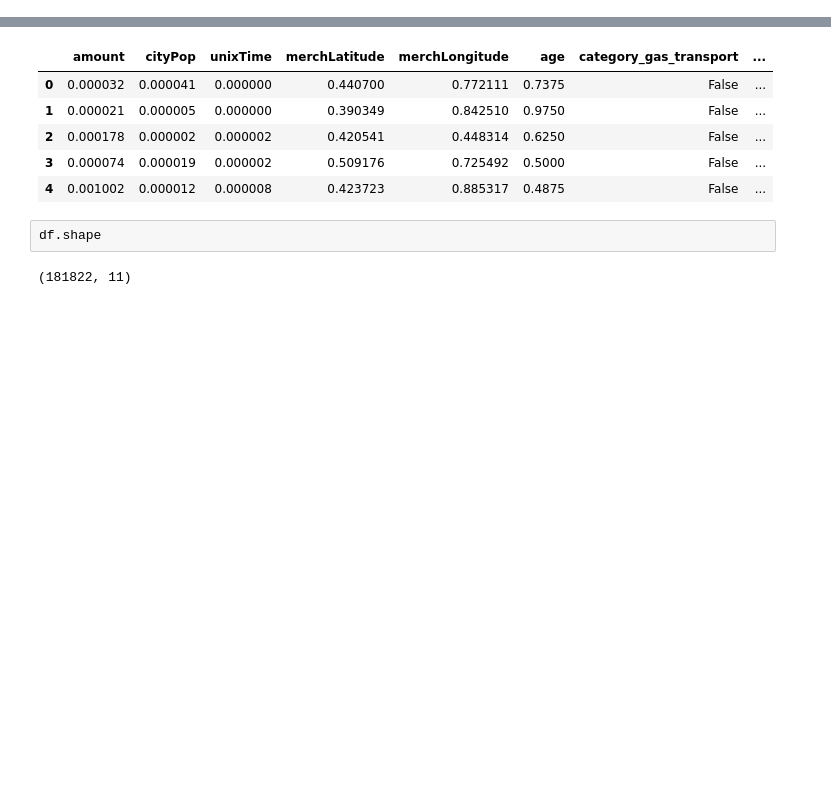
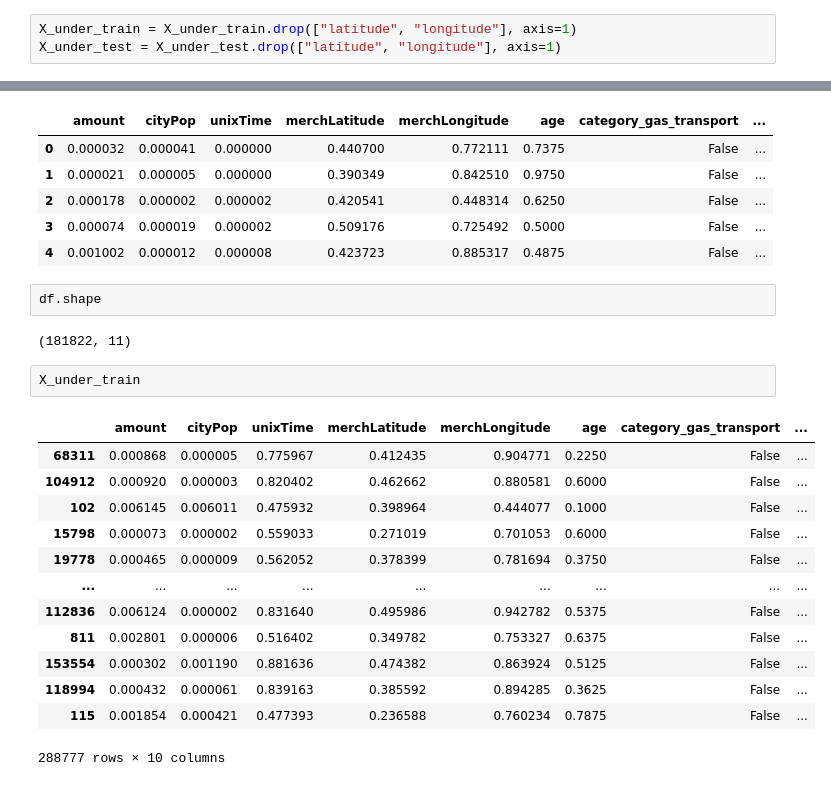
Before and after one commit to ethan-rng/dataquest, a Jupyter notebook: dataset.ipynb, the cells around one changed output, grey strips where cells are left out. Saved outputs shown, nothing was run; the diff lists cells and outputs as text; blank space fills up the shorter version.

```diff
--- a/dataset.ipynb
+++ b/dataset.ipynb
@@ -272,6 +299,9 @@ sns.heatmap(correlation_matrix, annot=True, cmap='coolwarm', fmt=".2f")
 plt.show()
 # %% [output]
 [figure]
+# %%
+X_under_train = X_under_train.drop(["latitude", "longitude"], axis=1)
+X_under_test = X_under_test.drop(["latitude", "longitude"], axis=1)
 # %%
 from sklearn.feature_selection import SelectFromModel
 from sklearn.ensemble import RandomForestClassifier
@@ -341,7 +370,23 @@ df.head()
 | 2 | 0.000178 | 0.000002 | 0.000002 | 0.420541 | 0.448314 | 0.6250 | False | ... |
 | 3 | 0.000074 | 0.000019 | 0.000002 | 0.509176 | 0.725492 | 0.5000 | False | ... |
 | 4 | 0.001002 | 0.000012 | 0.000008 | 0.423723 | 0.885317 | 0.4875 | False | ... |
-# %%
-df.shape
-# %% [output]
-(181822, 11)
+# %%
+df.shape
+# %% [output]
+(181822, 11)
+# %%
+X_under_train
+# %% [output]
+|  | amount | cityPop | unixTime | merchLatitude | merchLongitude | age | category_gas_transport | ... |
+| 68311 | 0.000868 | 0.000005 | 0.775967 | 0.412435 | 0.904771 | 0.2250 | False | ... |
+| 104912 | 0.000920 | 0.000003 | 0.820402 | 0.462662 | 0.880581 | 0.6000 | False | ... |
+| 102 | 0.006145 | 0.006011 | 0.475932 | 0.398964 | 0.444077 | 0.1000 | False | ... |
+| 15798 | 0.000073 | 0.000002 | 0.559033 | 0.271019 | 0.701053 | 0.6000 | False | ... |
+| 19778 | 0.000465 | 0.000009 | 0.562052 | 0.378399 | 0.781694 | 0.3750 | False | ... |
+| ... | ... | ... | ... | ... | ... | ... | ... | ... |
+| 112836 | 0.006124 | 0.000002 | 0.831640 | 0.495986 | 0.942782 | 0.5375 | False | ... |
+| 811 | 0.002801 | 0.000006 | 0.516402 | 0.349782 | 0.753327 | 0.6375 | False | ... |
+| 153554 | 0.000302 | 0.001190 | 0.881636 | 0.474382 | 0.863924 | 0.5125 | False | ... |
+| 118994 | 0.000432 | 0.000061 | 0.839163 | 0.385592 | 0.894285 | 0.3625 | False | ... |
+| 115 | 0.001854 | 0.000421 | 0.477393 | 0.236588 | 0.760234 | 0.7875 | False | ... |
+288777 rows × 10 columns
```
Also changed, not shown: parts of 10 cells of this notebook, 3 other files.
